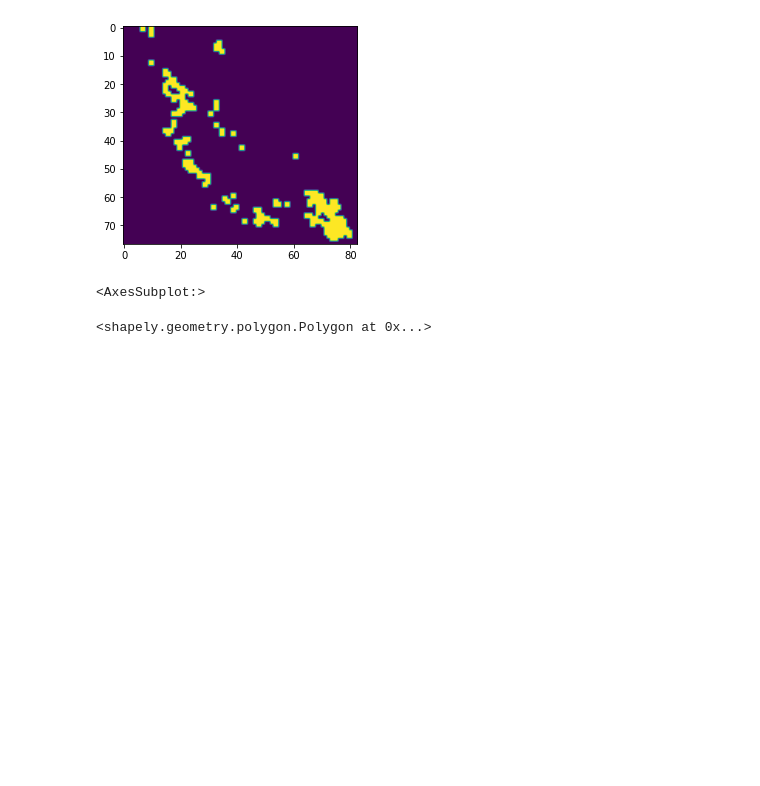
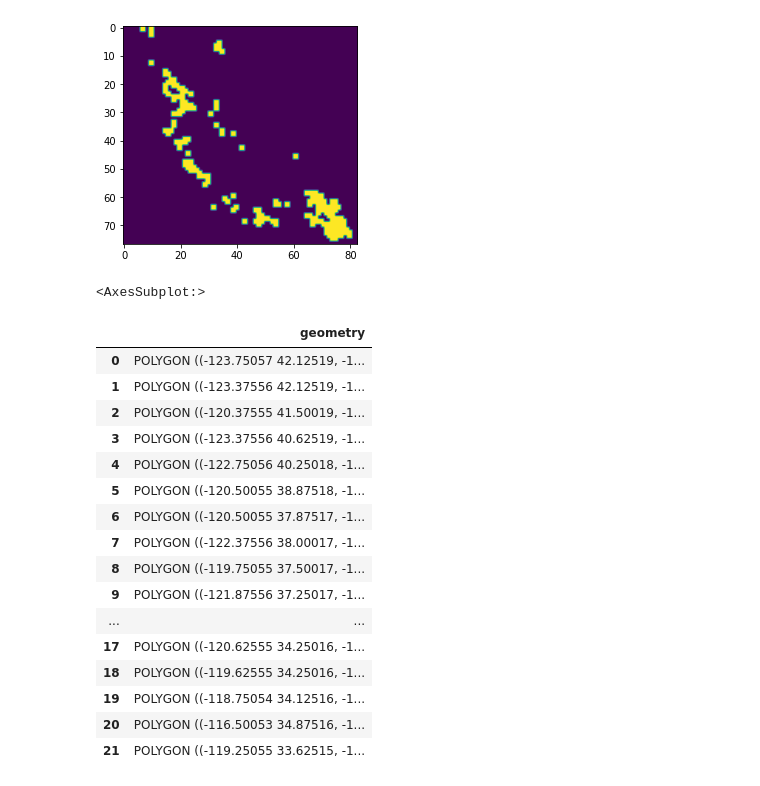
Before and after one commit to carmengg/CA_combinatorial_ecosystems, a Jupyter notebook: python_scripts/export_change_areas.ipynb, the cells around one changed output. Saved outputs shown, nothing was run; the diff lists cells and outputs as text; code cells hidden in the pictures; blank space fills up the shorter version.

```diff
--- a/python_scripts/export_change_areas.ipynb
+++ b/python_scripts/export_change_areas.ipynb
@@ -153,23 +102,41 @@ show(more_arid)
 <AxesSubplot:>
 # %%
 thick_regions = thicken_pixels(more_arid,2)
-# shapes function only takes certain int types (see documentation)
-# since raster is binary, we're using the smalest type
-thick_regions = thick_regions.astype('unit8')
+# shapes function only takes certain types (see documentation)
+# since raster is binary, we're using the smalest type uint8
+thick_regions = thick_regions.astype('uint8')
 show(thick_regions)
 # %% [output]
 [figure]
 <AxesSubplot:>
 # %%
-thick_shps = shapes(thick_regions, connectivity = 8)
-aff_data = shapes_2_gpddf(thick_shps , arid8)
-#aff_data
+# shapes_list is type generator: iterable once
+thick_shps = shapes(source = thick_regions,
+                     mask= thick_regions,   # include this so regions with value 0 are not inclduded
+                     connectivity = 8,
+                     transform = arid8.transform)
+
+aff_data = shapes_2_GeoDataFrame(thick_shps , arid8.crs)
+aff_data
+# %% [output]
+|  | geometry |
+| 0 | POLYGON ((-123.75057 42.12519, -1... |
+| 1 | POLYGON ((-123.37556 42.12519, -1... |
+| 2 | POLYGON ((-120.37555 41.50019, -1... |
+| 3 | POLYGON ((-123.37556 40.62519, -1... |
+| 4 | POLYGON ((-122.75056 40.25018, -1... |
+| 5 | POLYGON ((-120.50055 38.87518, -1... |
+| 6 | POLYGON ((-120.50055 37.87517, -1... |
+| 7 | POLYGON ((-122.37556 38.00017, -1... |
+| 8 | POLYGON ((-119.75055 37.50017, -1... |
+| 9 | POLYGON ((-121.87556 37.25017, -1... |
+| ... | ... |
+| 17 | POLYGON ((-120.62555 34.25016, -1... |
+| 18 | POLYGON ((-119.62555 34.25016, -1... |
+| 19 | POLYGON ((-118.75054 34.12516, -1... |
+| 20 | POLYGON ((-116.50053 34.87516, -1... |
+| 21 | POLYGON ((-119.25055 33.62515, -1... |
 # %%
 # Create an output path for the data
 outfp = "/home/jovyan/outlining_regions/trial_polygons2.shp"
 aff_data.to_file(outfp)
-# %%
-
-aff_data.loc[22,'geometry']
-# %% [output]
-<shapely.geometry.polygon.Polygon at 0x...>
```
Also changed, not shown: parts of 6 cells of this notebook.
